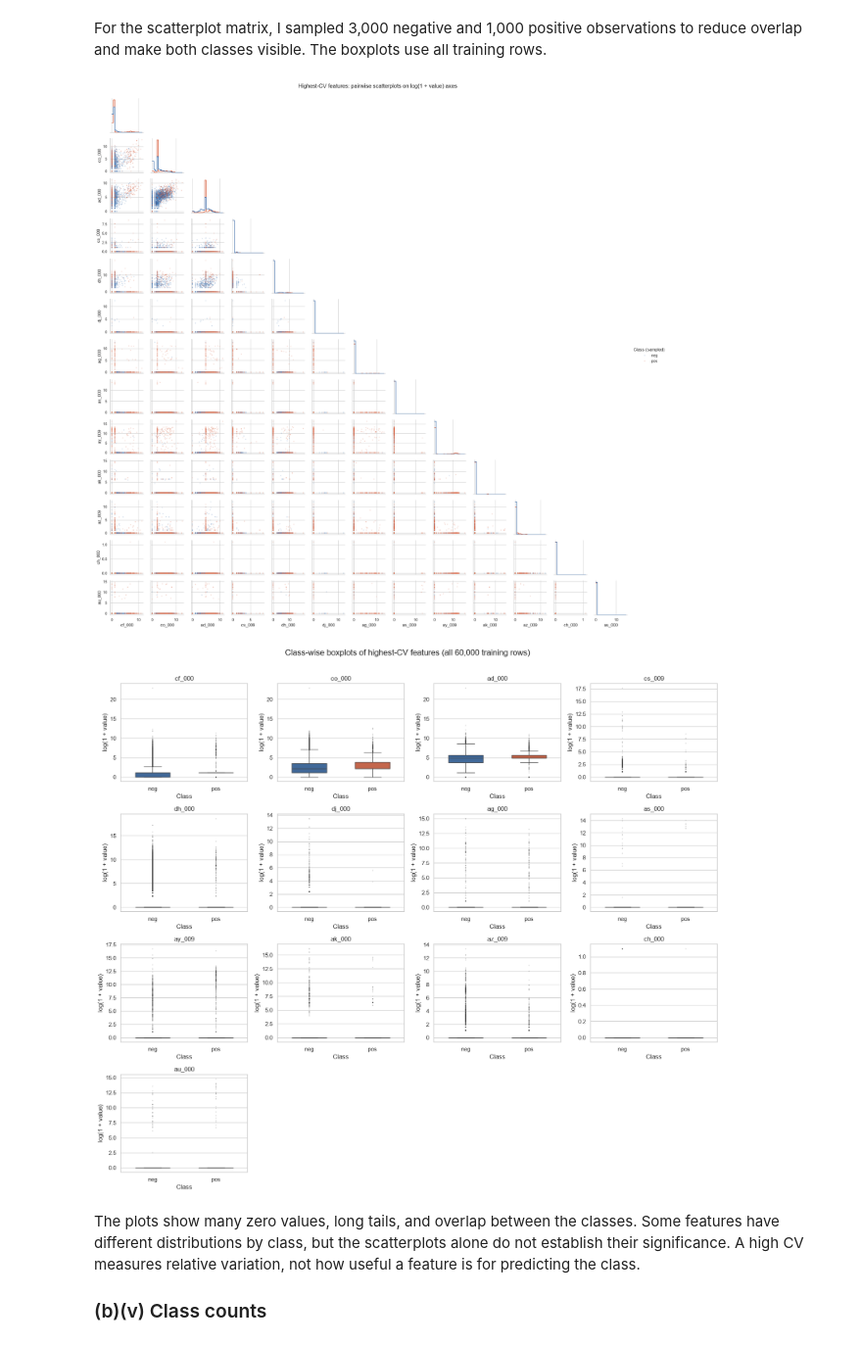
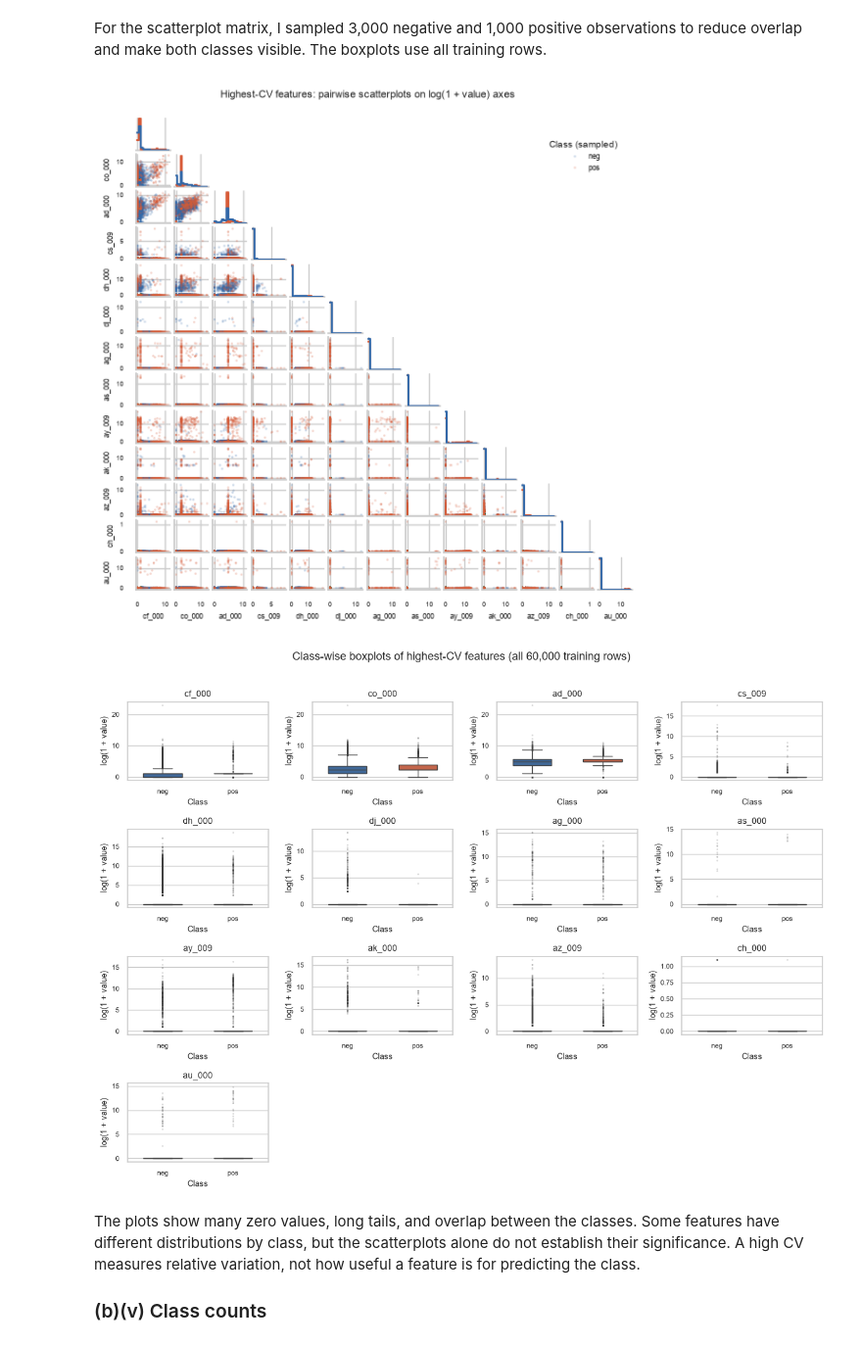
Before and after one commit to nakicool007/aps-failure-classification, a Jupyter notebook: notebook/Kumbria_Nakul_HW6.ipynb, the cells around one changed output. Shown at 98% size. Saved outputs shown, nothing was run; the diff lists cells and outputs as text; code cells hidden in the pictures.

Commit message:
reduced size.

```diff
--- a/notebook/Kumbria_Nakul_HW6.ipynb
+++ b/notebook/Kumbria_Nakul_HW6.ipynb
@@ -96,16 +93,16 @@ I spaced the axis labels so that the plot is readable.
 # %%
 correlation_matrix = X_train.corr(method="pearson")
 with sns.axes_style("white"), plt.rc_context({"figure.dpi": 120, "font.size": 9}):
-    fig, ax = plt.subplots(figsize=(9, 7.6), layout="constrained")
+    fig, ax = plt.subplots(figsize=(6.5, 5.5), layout="constrained")
     sns.heatmap(
         correlation_matrix, ax=ax, cmap="RdBu_r", vmin=-1, vmax=1, center=0,
         square=True, xticklabels=10, yticklabels=10, rasterized=True,
         cbar_kws={"label": "Pearson r", "shrink": 0.8, "pad": 0.025,
                   "ticks": [-1, -0.5, 0, 0.5, 1]},
     )
-    ax.set_title("Feature correlation overview", loc="left", fontsize=14,
-                 fontweight="bold", pad=14)
-    ax.set_xlabel("170 training features · labels shown every 10 features", labelpad=10)
+    ax.set_title("Feature correlation overview", loc="left", fontsize=11,
+                 fontweight="bold", pad=10)
+    ax.set_xlabel("170 training features · labels shown every 10 features", labelpad=7)
     ax.set_ylabel("")
     ax.tick_params(axis="both", length=0, labelsize=7)
     plt.setp(ax.get_xticklabels(), rotation=90, ha="center")
@@ -128,40 +125,51 @@ to reduce overlap and make both classes visible. The boxplots use all training r
 # %%
 scatter_sample = pd.concat([
     plot_data.loc[plot_data["label"].eq(label)].sample(
         n=min(limit, int(plot_data["label"].eq(label).sum())), random_state=RANDOM_STATE
     )
     for label, limit in [("neg", 3000), ("pos", 1000)]
 ])
 g = sns.PairGrid(scatter_sample, vars=top_features, hue="label",
                  hue_order=["neg", "pos"], palette=PALETTE,
-                 corner=True, height=1.65, diag_sharey=False)
-g.map_lower(sns.scatterplot, s=7, alpha=0.25, linewidth=0, rasterized=True)
+                 corner=True, height=0.45, diag_sharey=False)
+g.map_lower(sns.scatterplot, s=3, alpha=0.25, linewidth=0, rasterized=True)
 g.map_diag(sns.histplot, bins=20, stat="density", element="step", fill=False,
            common_norm=False)
-g.add_legend(title="Class (sampled)")
+g.add_legend(title="Class (sampled)", fontsize=6, title_fontsize=7)
+sns.move_legend(g, "upper right", bbox_to_anchor=(0.97, 0.91),
+                fontsize=6, title_fontsize=7, frameon=False)
 g.figure.suptitle("Highest-CV features: pairwise scatterplots on log(1 + value) axes",
-                  y=1.01, fontsize=16)
+                  y=0.99, fontsize=8)
+for ax in g.axes.flat:
+    if ax is not None:
+        ax.tick_params(labelsize=5)
+        ax.xaxis.label.set_size(6)
+        ax.yaxis.label.set_size(6)
+g.figure.set_size_inches(5.85, 5.85)
+g.figure.subplots_adjust(left=0.075, right=0.985, bottom=0.075, top=0.94,
+                         wspace=0.12, hspace=0.12)
 plt.show()
 # %% [output]
-[figure, old version]
+[figure, new version]
 # %%
-fig, axes = plt.subplots(4, 4, figsize=(17, 15))
+fig, axes = plt.subplots(4, 4, figsize=(12, 9))
 for ax, feature in zip(axes.flat, top_features):
     sns.boxplot(data=plot_data, x="label", y=feature, order=["neg", "pos"],
                 hue="label", hue_order=["neg", "pos"], palette=PALETTE, legend=False,
                 ax=ax, width=0.55,
                 flierprops={"marker": ".", "markersize": 2, "alpha": 0.2})
-    ax.set_title(feature)
-    ax.set_xlabel("Class")
-    ax.set_ylabel("log(1 + value)")
+    ax.set_title(feature, fontsize=10)
+    ax.set_xlabel("Class", fontsize=9)
+    ax.set_ylabel("log(1 + value)", fontsize=9)
+    ax.tick_params(labelsize=8)
 for ax in axes.flat[len(top_features):]:
     ax.set_visible(False)
 fig.suptitle("Class-wise boxplots of highest-CV features (all 60,000 training rows)",
-             fontsize=16)
+             fontsize=13)
 plt.tight_layout(rect=(0, 0, 1, 0.97))
 plt.show()
 # %% [output]
-[figure, old version]
+[figure, new version]
 # %% [markdown]
 The plots show many zero values, long tails, and overlap between the classes.
 Some features have different distributions by class, but the scatterplots alone
```
Also changed, not shown: parts of 4 cells of this notebook.
